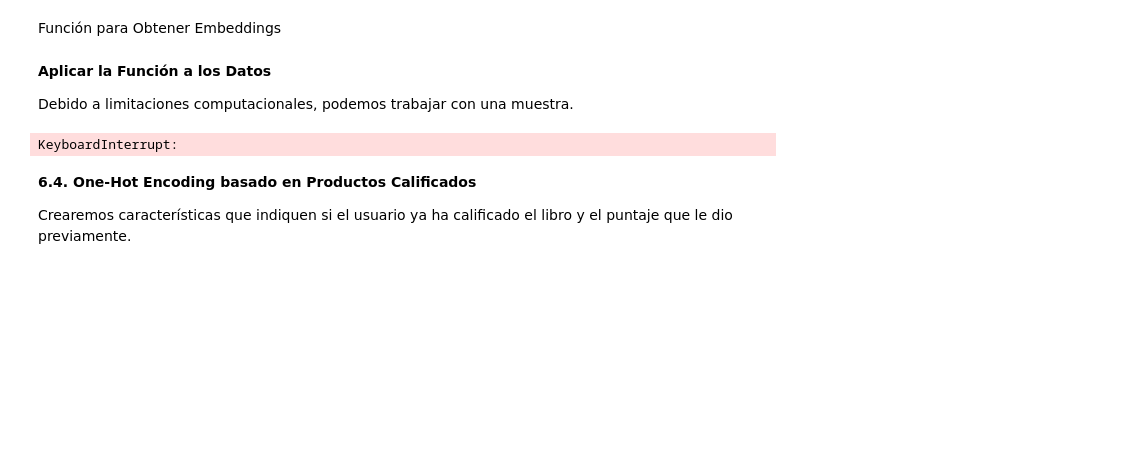
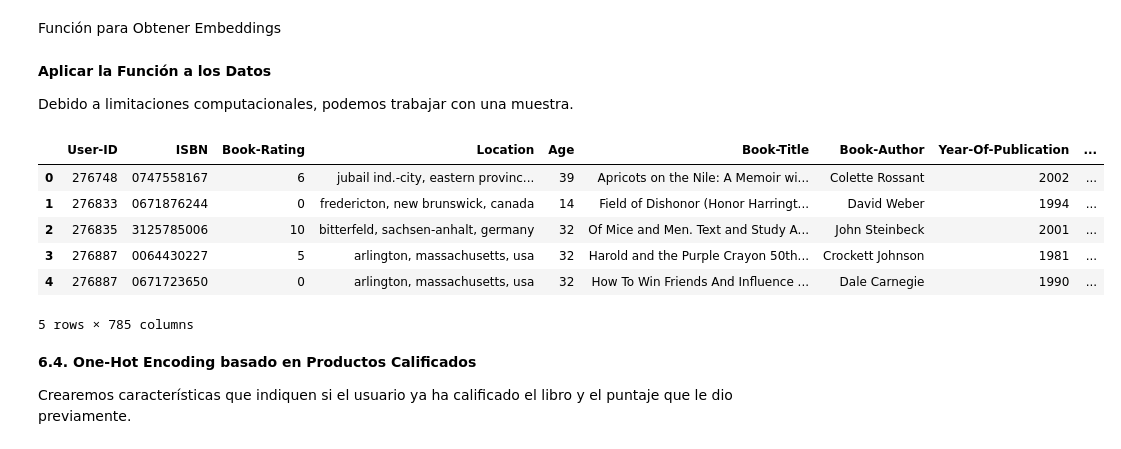
Before and after one commit to JCaballerot/Recommender-Systems, a Jupyter notebook: XGBoost_Recommender/Content_RecSys_BERT_y_XGBoost_Book_Crossing.ipynb, the cells around one changed output. Drawn from its saved outputs; the diff is of its cells as text; code cells hidden in the pictures; blank space fills up the shorter version.

```diff
--- a/XGBoost_Recommender/Content_RecSys_BERT_y_XGBoost_Book_Crossing.ipynb
+++ b/XGBoost_Recommender/Content_RecSys_BERT_y_XGBoost_Book_Crossing.ipynb
@@ -256,16 +256,19 @@ from category_encoders import TargetEncoder
 
 categorical_features = ['Location', 'Book-Author', 'Publisher']
 
+# Crear el encoder para las variables categóricas
 encoder = TargetEncoder(cols=categorical_features)
-
-# Ajustar el encoder en los datos de entrenamiento
 encoder.fit(train_data[categorical_features], train_data['target'])
 
-# Transformar las variables categóricas
+# Transformar las variables categóricas en los datos de entrenamiento y prueba
 train_encoded = encoder.transform(train_data[categorical_features])
 test_encoded = encoder.transform(test_data[categorical_features])
 
-# Añadir las variables codificadas al dataframe
+# Cambiar el nombre de las columnas codificadas
+train_encoded.columns = [f"target_coded_{col}" for col in train_encoded.columns]
+test_encoded.columns = [f"target_coded_{col}" for col in test_encoded.columns]
+
+# Añadir las variables codificadas al dataframe original
 train_data = pd.concat([train_data, train_encoded], axis=1)
 test_data = pd.concat([test_data, test_encoded], axis=1)
 # %% [markdown]
@@ -324,15 +322,32 @@ def get_bert_embedding(text):
 
 Debido a limitaciones computacionales, podemos trabajar con una muestra.
 # %%
-import numpy as np
+#%%time
+#import numpy as np
 
 # Obtener embeddings para el título del libro en el conjunto de entrenamiento
-train_embeddings = np.vstack(train_data['Book-Title'].apply(get_bert_embedding))
+#train_embeddings = np.vstack(train_data['Book-Title'].apply(get_bert_embedding))
 
 # Obtener embeddings para el conjunto de prueba
-test_embeddings = np.vstack(test_data['Book-Title'].apply(get_bert_embedding))
+#test_embeddings = np.vstack(test_data['Book-Title'].apply(get_bert_embedding))
-# %% [output]
-KeyboardInterrupt:
+# %%
+# Convierte los embeddings en un DataFrame
+train_embeddings_df = pd.DataFrame(train_embeddings, columns=[f"Title_embedding_{i}" for i in range(train_embeddings.shape[1])])
+train_data = pd.concat([train_data.reset_index(drop=True), train_embeddings_df.reset_index(drop=True)], axis=1)
+
+# Convierte los embeddings en un DataFrame
+test_embeddings_df = pd.DataFrame(test_embeddings, columns=[f"Title_embedding_{i}" for i in range(test_embeddings.shape[1])])
+test_data = pd.concat([test_data.reset_index(drop=True), test_embeddings_df.reset_index(drop=True)], axis=1)
+# %%
+test_data.head()
+# %% [output]
+|  | User-ID | ISBN | Book-Rating | Location | Age | Book-Title | Book-Author | Year-Of-Publication | ... |
+| 0 | 276748 | 0747558167 | 6 | jubail ind.-city, eastern provinc... | 39 | Apricots on the Nile: A Memoir wi... | Colette Rossant | 2002 | ... |
+| 1 | 276833 | 0671876244 | 0 | fredericton, new brunswick, canada | 14 | Field of Dishonor (Honor Harringt... | David Weber | 1994 | ... |
+| 2 | 276835 | 3125785006 | 10 | bitterfeld, sachsen-anhalt, germany | 32 | Of Mice and Men. Text and Study A... | John Steinbeck | 2001 | ... |
+| 3 | 276887 | 0064430227 | 5 | arlington, massachusetts, usa | 32 | Harold and the Purple Crayon 50th... | Crockett Johnson | 1981 | ... |
+| 4 | 276887 | 0671723650 | 0 | arlington, massachusetts, usa | 32 | How To Win Friends And Influence ... | Dale Carnegie | 1990 | ... |
+5 rows × 785 columns
 # %% [markdown]
 **6.4. One-Hot Encoding basado en Productos Calificados**
 
```
Also changed, not shown: parts of 31 cells of this notebook.
